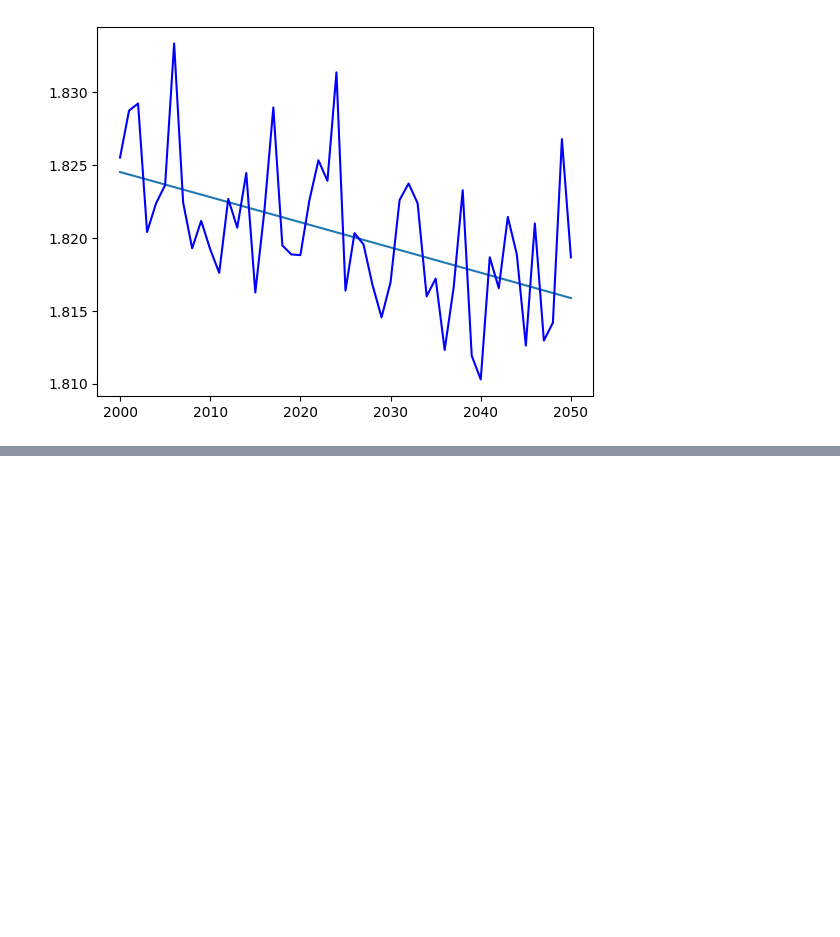
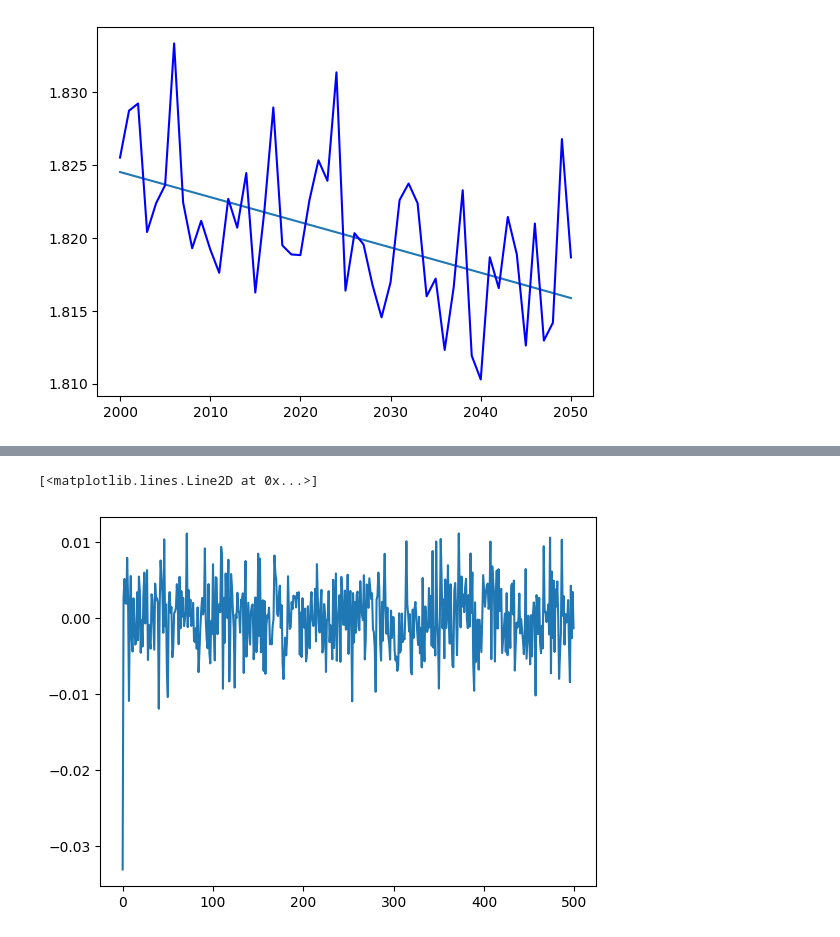
Before and after one commit to j-dichgans/Bachelor-Thesis, a Jupyter notebook: clarke_fig_1_v2.ipynb, the cells around one changed output, grey strips where cells are left out. Saved outputs shown, nothing was run; the diff lists cells and outputs as text; code cells hidden in the pictures; blank space fills up the shorter version.

```diff
--- a/clarke_fig_1_v2.ipynb
+++ b/clarke_fig_1_v2.ipynb
@@ -367,0 +374,5 @@ acf
+# %%
+plt.plot(np.arange(500),xs_white_filt_detr[:500])
+# %% [output]
+[<matplotlib.lines.Line2D at 0x...>]
+[figure, added]
```
Also changed, not shown: parts of 6 cells of this notebook, 2 other files.
